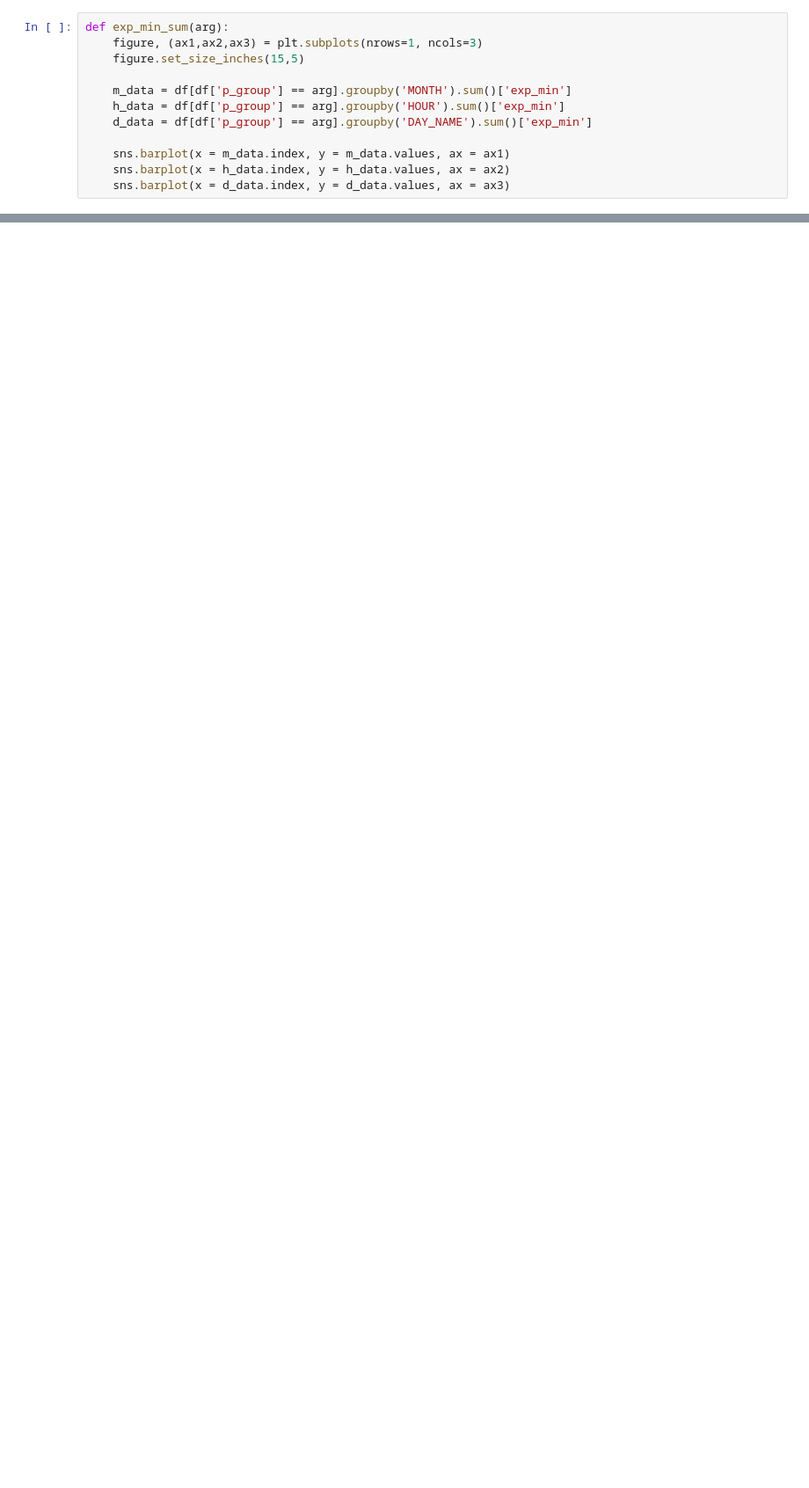
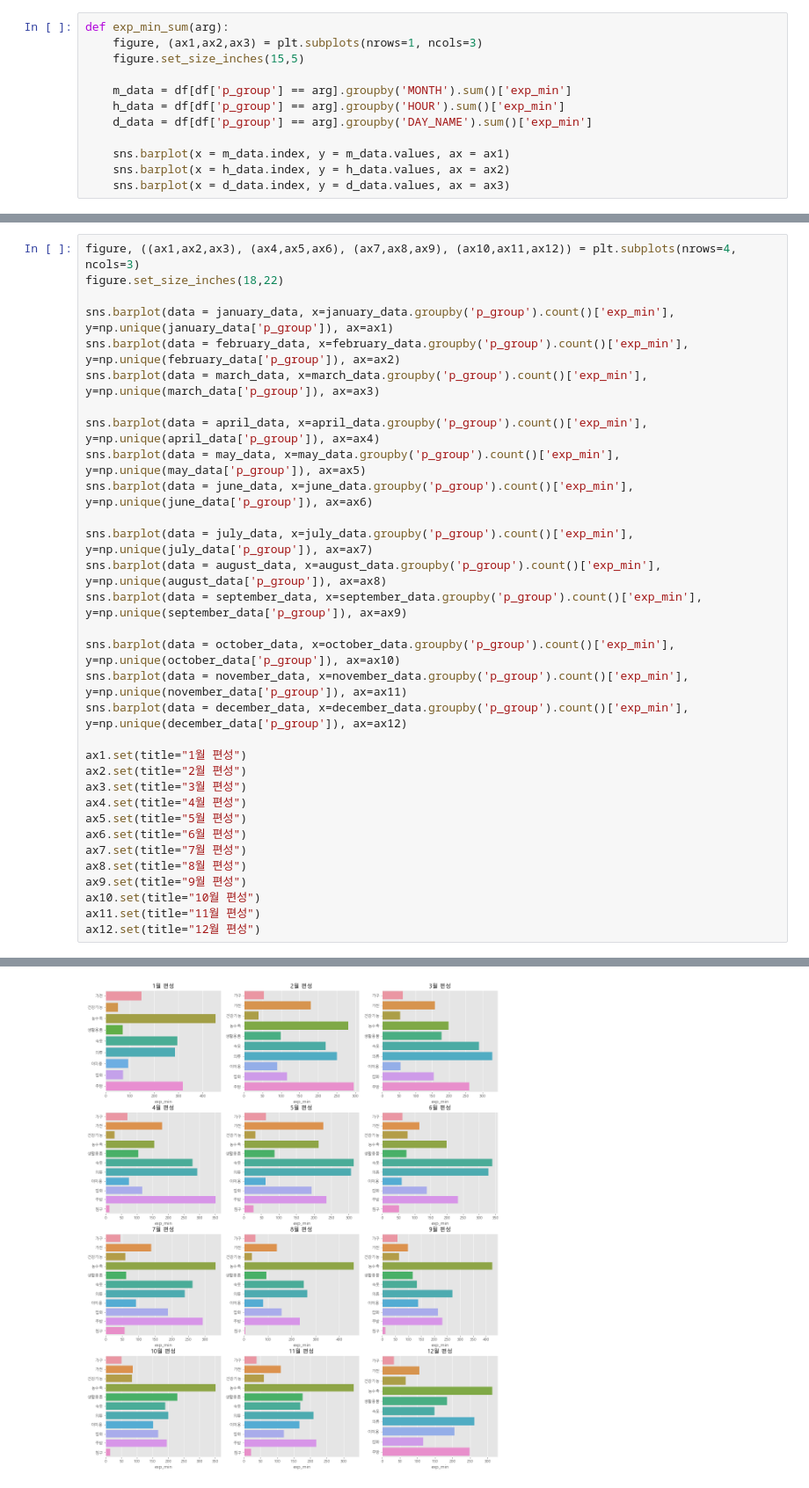
Before and after one commit to bombom93/bigcontest, a Jupyter notebook: EDA.ipynb, the cells around one changed output, grey strips where cells are left out. Shown at 88% size. Cells and saved outputs as stored; diff of their text form; blank space fills up the shorter version.

```diff
--- a/EDA.ipynb
+++ b/EDA.ipynb
@@ -107,0 +114,33 @@ findfont: Font family ['Malgun Gothic'] not found. Falling back to DejaVu Sans.
+# %%
+figure, ((ax1,ax2,ax3), (ax4,ax5,ax6), (ax7,ax8,ax9), (ax10,ax11,ax12)) = plt.subplots(nrows=4, ncols=3)
+figure.set_size_inches(18,22)
+
+sns.barplot(data = january_data, x=january_data.groupby('p_group').count()['exp_min'], y=np.unique(january_data['p_group']), ax=ax1)
+sns.barplot(data = february_data, x=february_data.groupby('p_group').count()['exp_min'], y=np.unique(february_data['p_group']), ax=ax2)
+sns.barplot(data = march_data, x=march_data.groupby('p_group').count()['exp_min'], y=np.unique(march_data['p_group']), ax=ax3)
+
+sns.barplot(data = april_data, x=april_data.groupby('p_group').count()['exp_min'], y=np.unique(april_data['p_group']), ax=ax4)
+sns.barplot(data = may_data, x=may_data.groupby('p_group').count()['exp_min'], y=np.unique(may_data['p_group']), ax=ax5)
+sns.barplot(data = june_data, x=june_data.groupby('p_group').count()['exp_min'], y=np.unique(june_data['p_group']), ax=ax6)
+
+sns.barplot(data = july_data, x=july_data.groupby('p_group').count()['exp_min'], y=np.unique(july_data['p_group']), ax=ax7)
+sns.barplot(data = august_data, x=august_data.groupby('p_group').count()['exp_min'], y=np.unique(august_data['p_group']), ax=ax8)
+sns.barplot(data = september_data, x=september_data.groupby('p_group').count()['exp_min'], y=np.unique(september_data['p_group']), ax=ax9)
+
+sns.barplot(data = october_data, x=october_data.groupby('p_group').count()['exp_min'], y=np.unique(october_data['p_group']), ax=ax10)
+sns.barplot(data = november_data, x=november_data.groupby('p_group').count()['exp_min'], y=np.unique(november_data['p_group']), ax=ax11)
+sns.barplot(data = december_data, x=december_data.groupby('p_group').count()['exp_min'], y=np.unique(december_data['p_group']), ax=ax12)
+
+ax1.set(title="1월 편성")
+ax2.set(title="2월 편성")
+ax3.set(title="3월 편성")
+ax4.set(title="4월 편성")
+ax5.set(title="5월 편성")
+ax6.set(title="6월 편성")
+ax7.set(title="7월 편성")
+ax8.set(title="8월 편성")
+ax9.set(title="9월 편성")
+ax10.set(title="10월 편성")
+ax11.set(title="11월 편성")
+ax12.set(title="12월 편성")
+# %% [output]
@@ -107,0 +148 @@ findfont: Font family ['Malgun Gothic'] not found. Falling back to DejaVu Sans.
+[figure, added]
```
Also changed, not shown: parts of 9 cells of this notebook.
